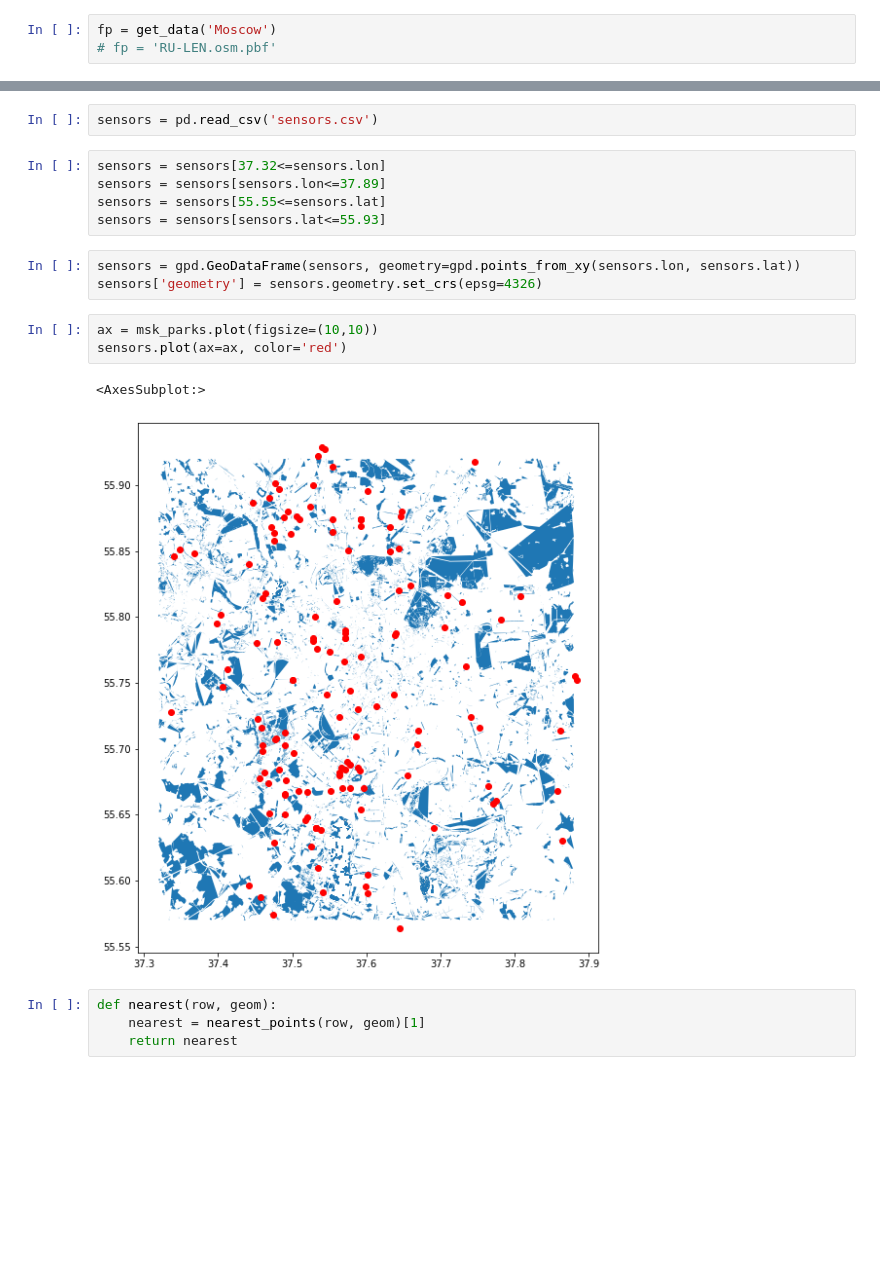
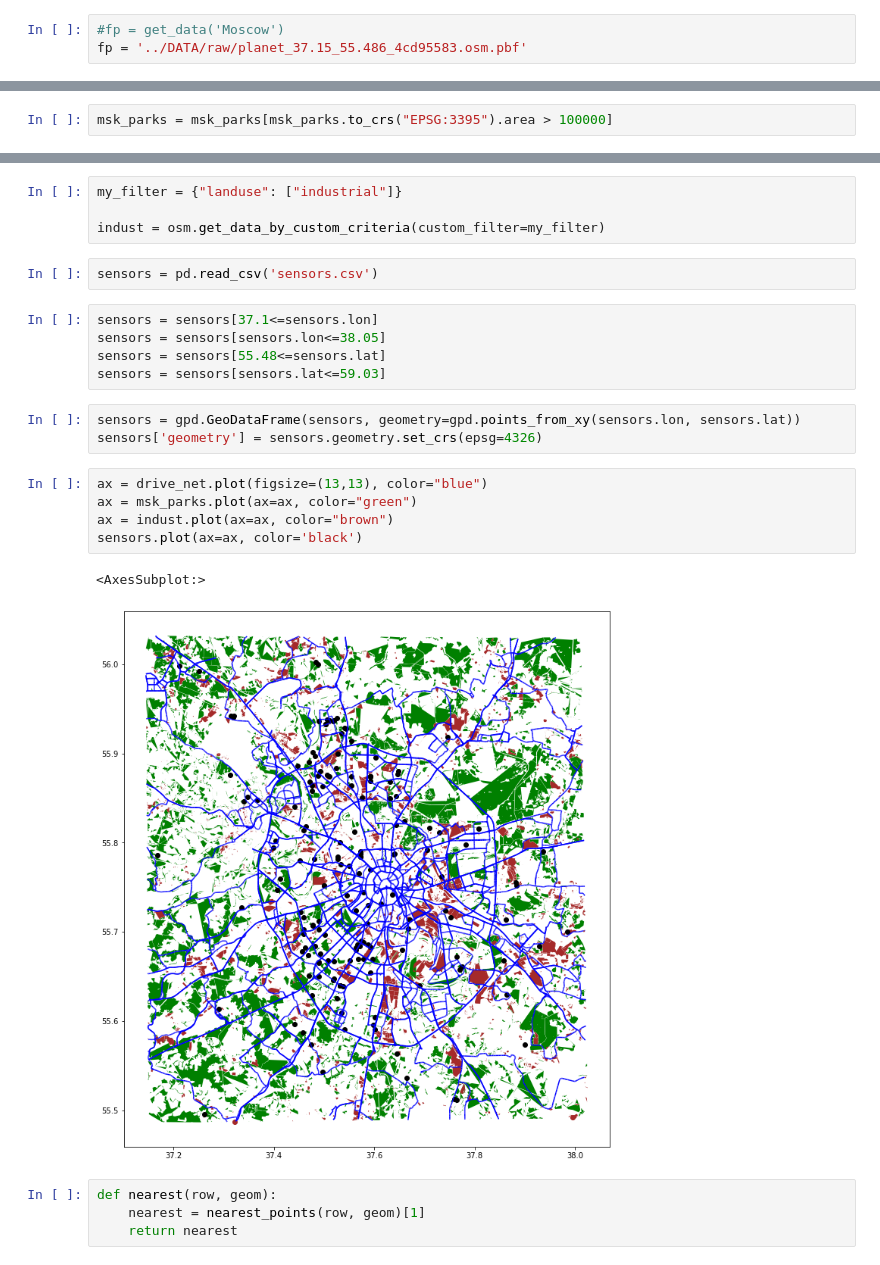
Before and after one commit to aerubanov/Proj_Air_Quality, a Jupyter notebook: notebooks/spatial_features.ipynb, the cells around one changed output, grey strips where cells are left out. Drawn from its saved outputs; the diff is of its cells as text; blank space fills up the shorter version.

```diff
--- a/notebooks/spatial_features.ipynb
+++ b/notebooks/spatial_features.ipynb
@@ -7,8 +7,8 @@ from pyrosm import get_data
 from pyrosm import OSM
 from shapely.ops import nearest_points
 # %%
-fp = get_data('Moscow')
-# fp = 'RU-LEN.osm.pbf'
+#fp = get_data('Moscow')
+fp = '../DATA/raw/planet_37.15_55.486_4cd95583.osm.pbf'
 # %%
 osm = OSM(fp)
 # %%
@@ -27,3 +22,5 @@ msk_parks.plot(figsize=(10, 10))
+# %%
+msk_parks = msk_parks[msk_parks.to_crs("EPSG:3395").area > 100000]
 # %%
 my_filter = {"highway": ["trunk", "primary", "secondary"]}
 
@@ -36,19 +28,25 @@ drive_net.plot(figsize=(10,10))
+# %%
+my_filter = {"landuse": ["industrial"]}
+
+indust = osm.get_data_by_custom_criteria(custom_filter=my_filter)
 # %%
 sensors = pd.read_csv('sensors.csv')
 # %%
-sensors = sensors[37.32<=sensors.lon]
-sensors = sensors[sensors.lon<=37.89]
-sensors = sensors[55.55<=sensors.lat]
-sensors = sensors[sensors.lat<=55.93]
+sensors = sensors[37.1<=sensors.lon]
+sensors = sensors[sensors.lon<=38.05]
+sensors = sensors[55.48<=sensors.lat]
+sensors = sensors[sensors.lat<=59.03]
 # %%
 sensors = gpd.GeoDataFrame(sensors, geometry=gpd.points_from_xy(sensors.lon, sensors.lat))
 sensors['geometry'] = sensors.geometry.set_crs(epsg=4326)
-# %%
-ax = msk_parks.plot(figsize=(10,10))
-sensors.plot(ax=ax, color='red')
-# %% [output]
-<AxesSubplot:>
-[figure, removed]
+# %%
+ax = drive_net.plot(figsize=(13,13), color="blue")
+ax = msk_parks.plot(ax=ax, color="green")
+ax = indust.plot(ax=ax, color="brown")
+sensors.plot(ax=ax, color='black')
+# %% [output]
+<AxesSubplot:>
+[figure, added]
 # %%
 def nearest(row, geom):
     nearest = nearest_points(row, geom)[1]
```
Also changed, not shown: parts of 7 cells of this notebook, 2 other files.
